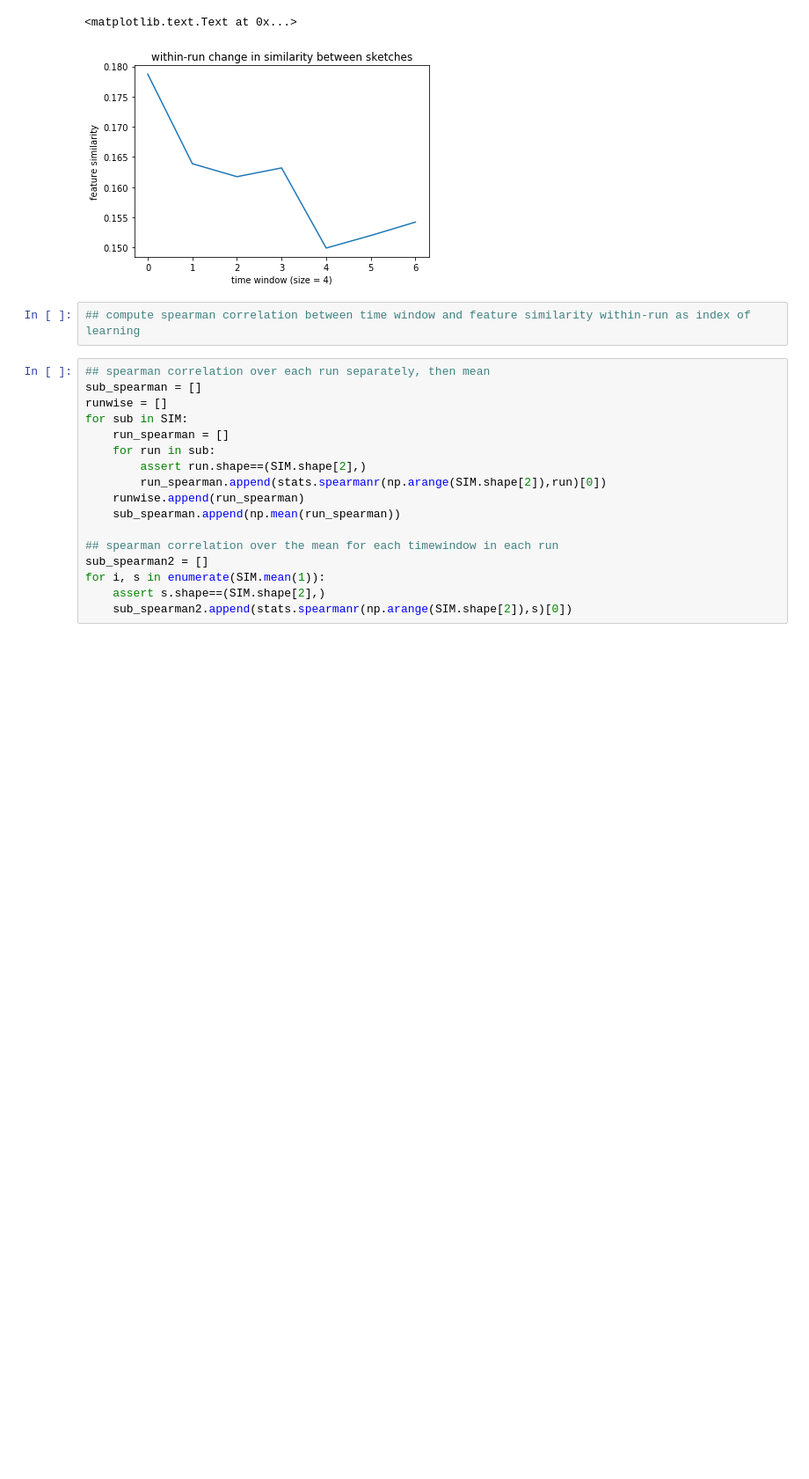
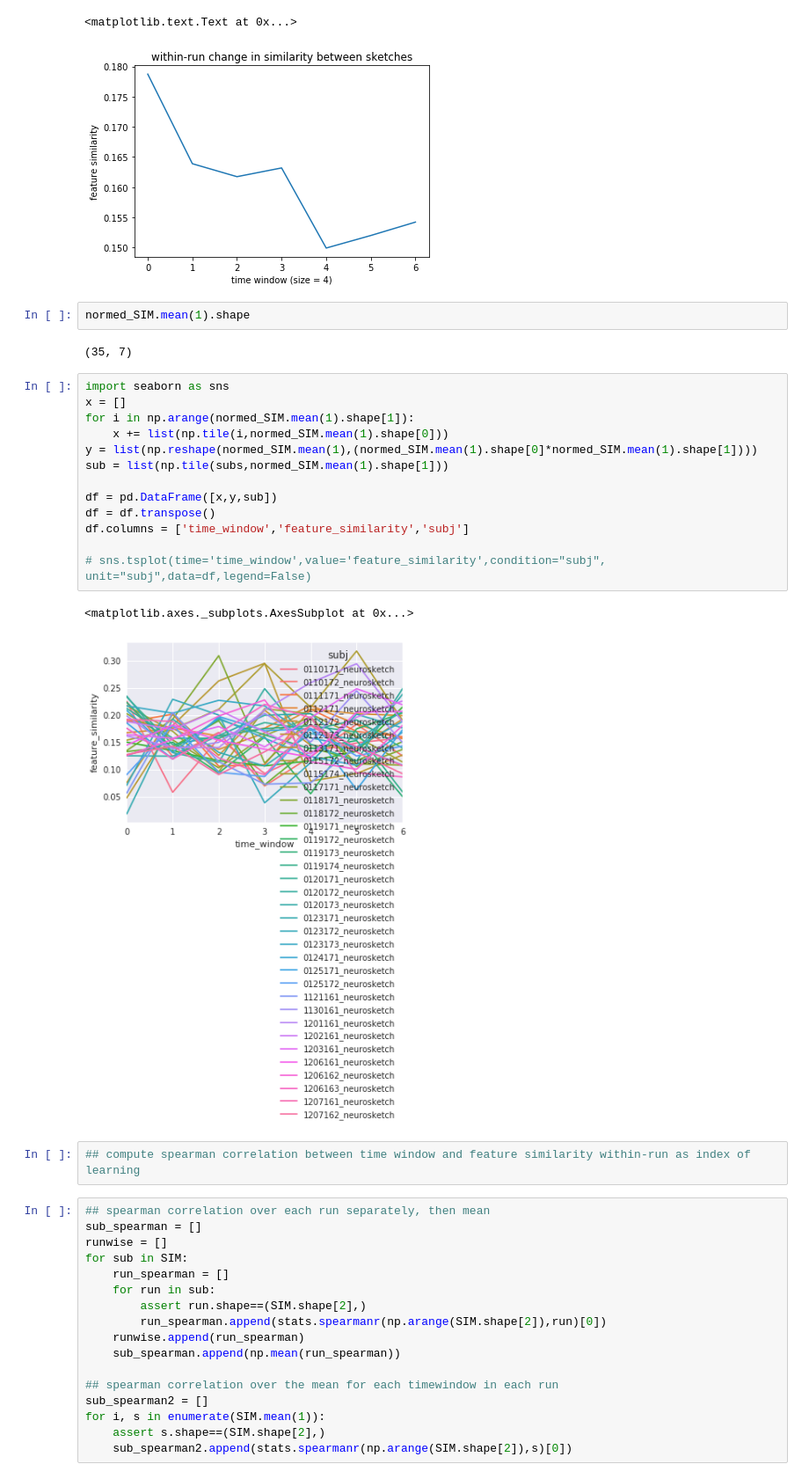
Before and after one commit to judithfan/sketchfeat, a Jupyter notebook: sketches/sketch_feature_analysis_Judy.ipynb, the cells around one changed output. Shown at 88% size. Saved outputs shown, nothing was run; the diff lists cells and outputs as text; blank space fills up the shorter version.

```diff
--- a/sketches/sketch_feature_analysis_Judy.ipynb
+++ b/sketches/sketch_feature_analysis_Judy.ipynb
@@ -463,6 +463,26 @@ plt.title('within-run change in similarity between sketches')
 # %% [output]
 <matplotlib.text.Text at 0x...>
 [figure]
+# %%
+normed_SIM.mean(1).shape
+# %% [output]
+(35, 7)
+# %%
+import seaborn as sns
+x = []
+for i in np.arange(normed_SIM.mean(1).shape[1]):
+    x += list(np.tile(i,normed_SIM.mean(1).shape[0]))
+y = list(np.reshape(normed_SIM.mean(1),(normed_SIM.mean(1).shape[0]*normed_SIM.mean(1).shape[1])))
+sub = list(np.tile(subs,normed_SIM.mean(1).shape[1]))
+
+df = pd.DataFrame([x,y,sub])
+df = df.transpose()
+df.columns = ['time_window','feature_similarity','subj']
+
+# sns.tsplot(time='time_window',value='feature_similarity',condition="subj", unit="subj",data=df,legend=False)
+# %% [output]
+<matplotlib.axes._subplots.AxesSubplot at 0x...>
+[figure, added]
 # %%
 ## compute spearman correlation between time window and feature similarity within-run as index of learning
 # %%
```
Also changed, not shown: parts of 3 cells of this notebook.
